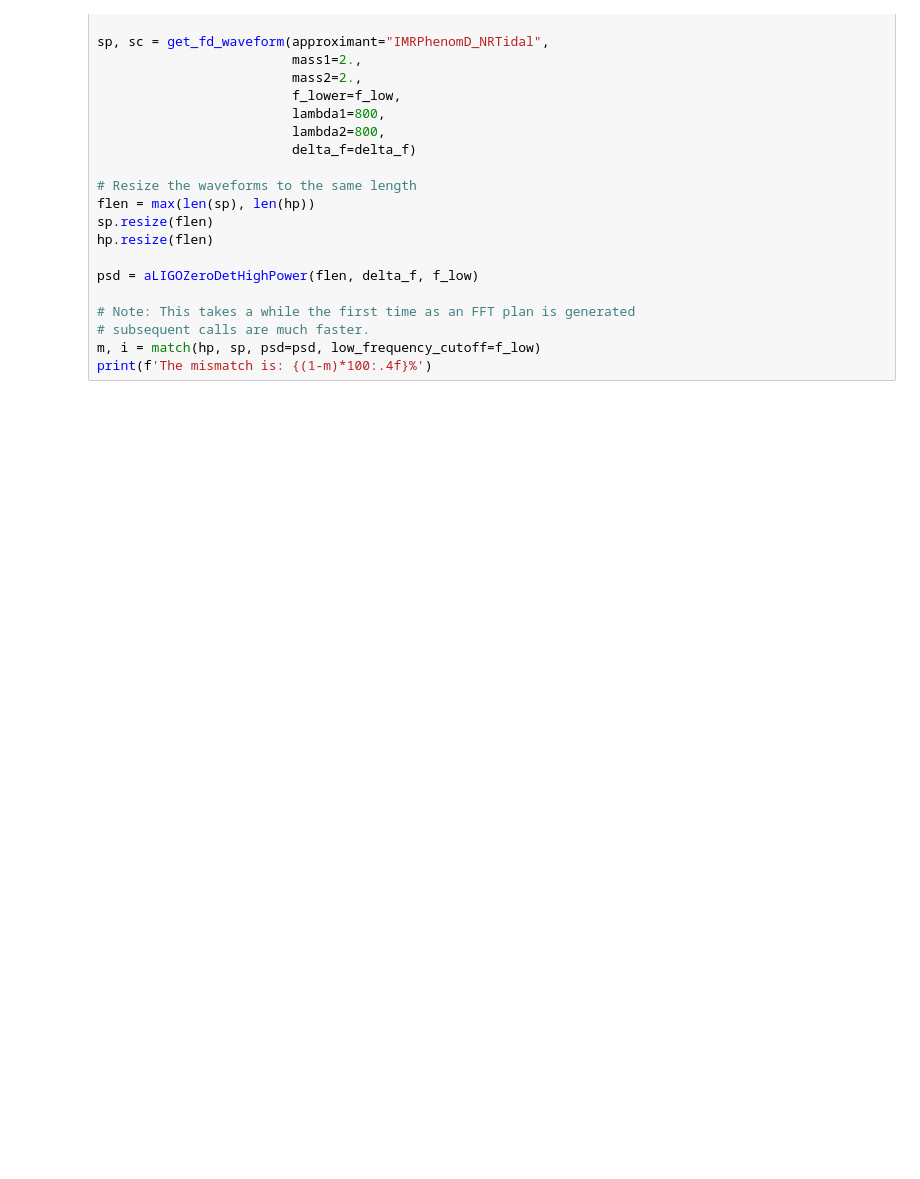
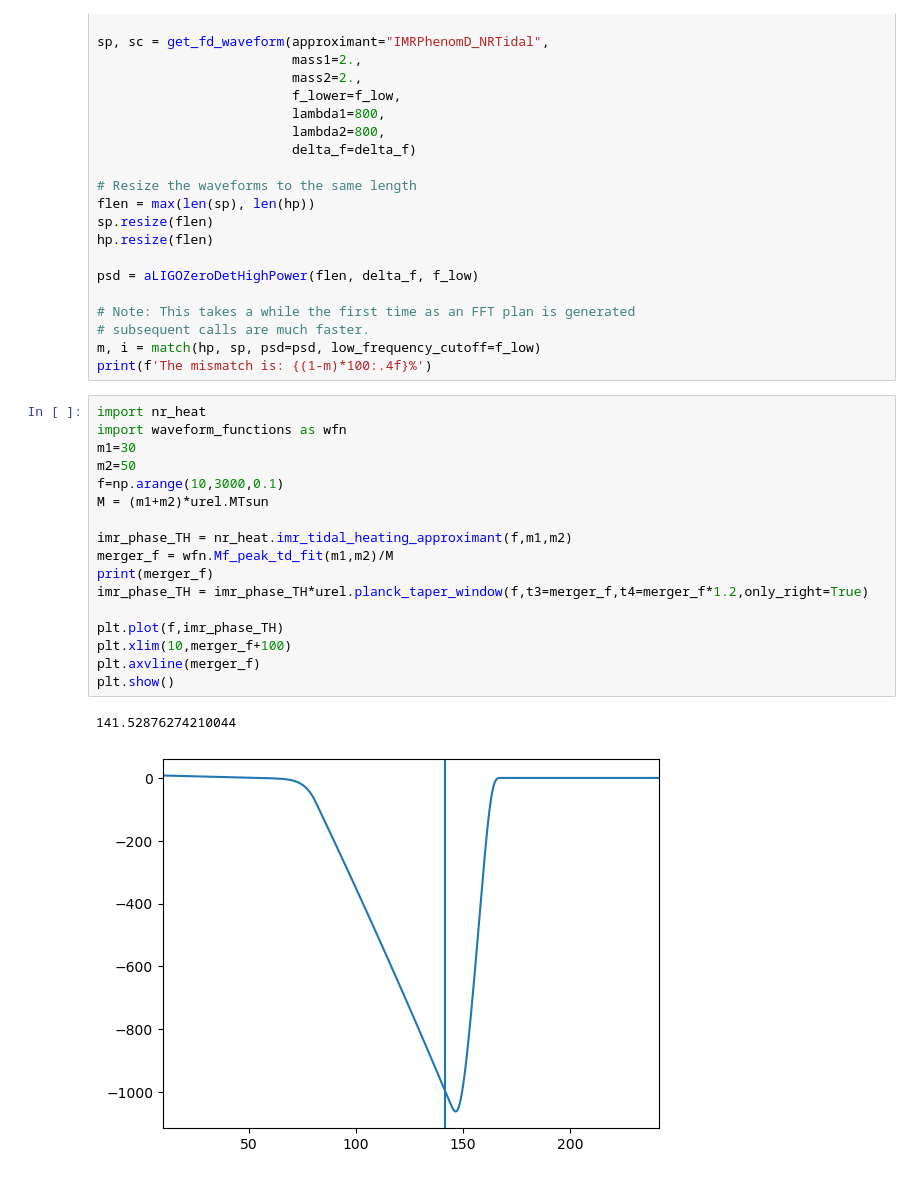
Before and after one commit to samanwaya-mukherjee/gwfit, a Jupyter notebook: notebooks/waveform_test.ipynb, the cells around one changed output. Saved outputs shown, nothing was run; the diff lists cells and outputs as text; blank space fills up the shorter version.

```diff
--- a/notebooks/waveform_test.ipynb
+++ b/notebooks/waveform_test.ipynb
@@ -204,3 +217,23 @@ psd = aLIGOZeroDetHighPower(flen, delta_f, f_low)
 # subsequent calls are much faster.
 m, i = match(hp, sp, psd=psd, low_frequency_cutoff=f_low)
 print(f'The mismatch is: {(1-m)*100:.4f}%')
+# %%
+import nr_heat
+import waveform_functions as wfn
+m1=30
+m2=50
+f=np.arange(10,3000,0.1)
+M = (m1+m2)*urel.MTsun
+
+imr_phase_TH = nr_heat.imr_tidal_heating_approximant(f,m1,m2)
+merger_f = wfn.Mf_peak_td_fit(m1,m2)/M
+print(merger_f)
+imr_phase_TH = imr_phase_TH*urel.planck_taper_window(f,t3=merger_f,t4=merger_f*1.2,only_right=True)
+
+plt.plot(f,imr_phase_TH)
+plt.xlim(10,merger_f+100)
+plt.axvline(merger_f)
+plt.show()
+# %% [output]
+141.52876274210044
+[figure, added]
```
Also changed, not shown: parts of 3 cells of this notebook.
